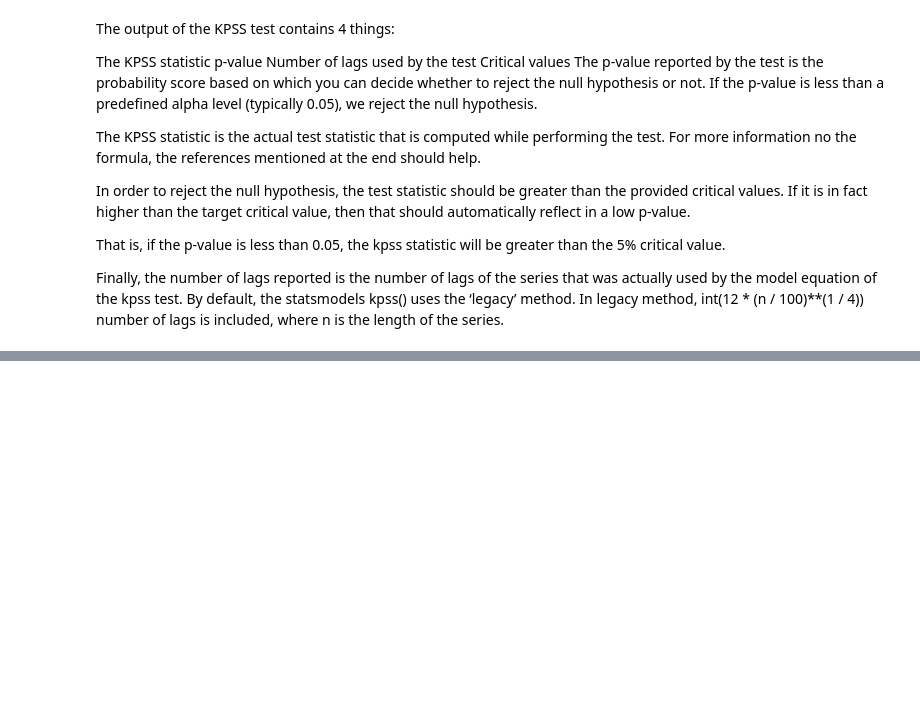
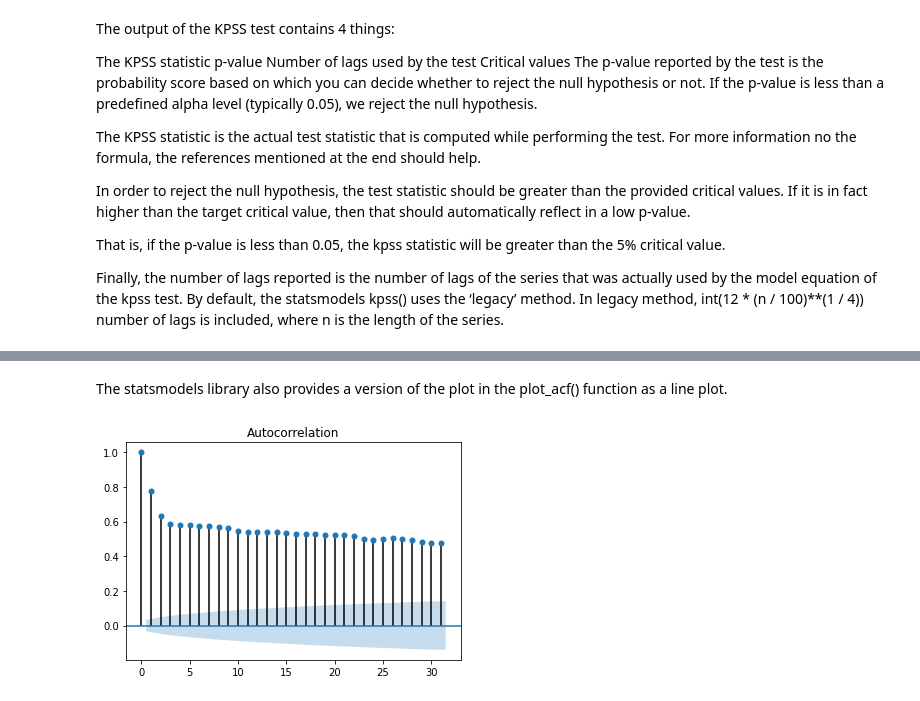
Before and after one commit to DerrickKuria/Artificial-Intelligence-books, a Jupyter notebook: TimeSeriesInPython.ipynb, the cells around one changed output, grey strips where cells are left out. Saved outputs shown, nothing was run; the diff lists cells and outputs as text; code cells hidden in the pictures; blank space fills up the shorter version.

```diff
--- a/TimeSeriesInPython.ipynb
+++ b/TimeSeriesInPython.ipynb
@@ -824,0 +964,8 @@ Finally, the number of lags reported is the number of lags of the series that wa
+# %% [markdown]
+The statsmodels library also provides a version of the plot in the plot_acf() function as a line plot.
+# %%
+from statsmodels.graphics.tsaplots import plot_acf
+plot_acf(series, lags=31)
+pyplot.show()
+# %% [output]
+[figure, added]
```
Also changed, not shown: parts of 24 cells of this notebook.
